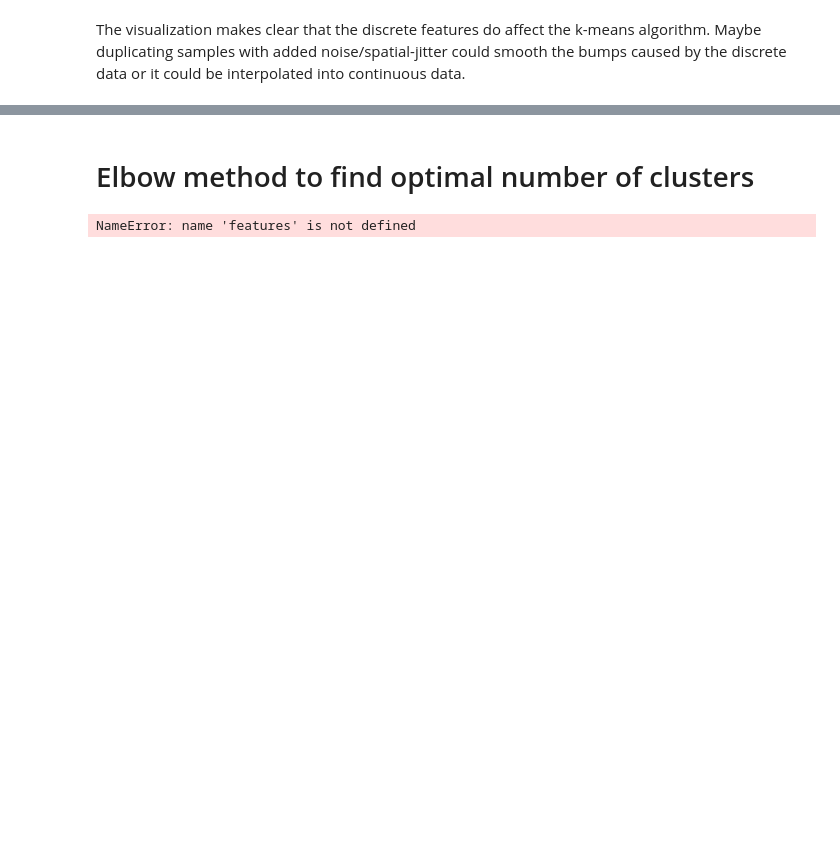
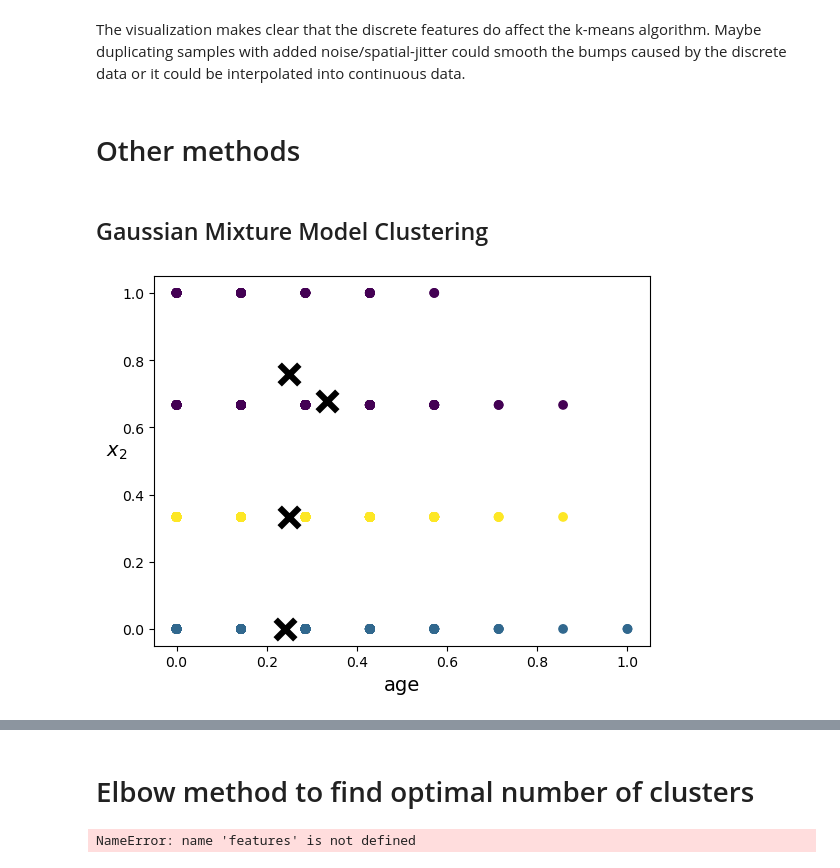
Before and after one commit to DuplexCard/F20DL-Natalia-G4, a Jupyter notebook: lab7.ipynb, the cells around one changed output, grey strips where cells are left out. Cells and saved outputs as stored; diff of their text form; code cells hidden in the pictures; blank space fills up the shorter version.

Commit message:
(optional) additional methods

```diff
--- a/lab7.ipynb
+++ b/lab7.ipynb
@@ -226,3 +237,17 @@ for k in range(2,7):
 # %% [markdown]
 The visualization makes clear that the discrete features do affect the k-means algorithm.
 Maybe duplicating samples with added noise/spatial-jitter could smooth the bumps caused by the discrete data or it could be interpolated into continuous data.
+# %% [markdown]
+# Other methods
+# %% [markdown]
+## Gaussian Mixture Model Clustering
+# %%
+k=4
+clusterer = GaussianMixture(n_components=k, random_state=0)
+clusterer.fit(X=df)
+
+plot_decision_boundaries(clusterer, df)
+plt.scatter(x=df[:,0], y=df[:,1], c=clusterer.predict(df), alpha=1)
+plt.show()
+# %% [output]
+[figure, added]
```
Also changed, not shown: parts of 7 cells of this notebook.
